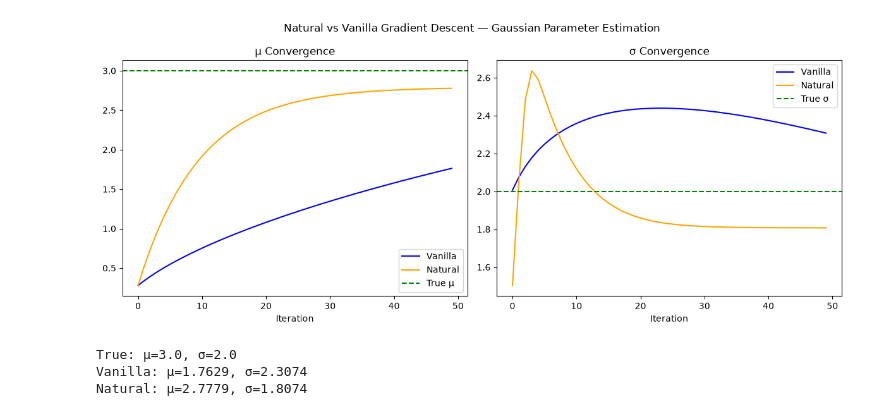
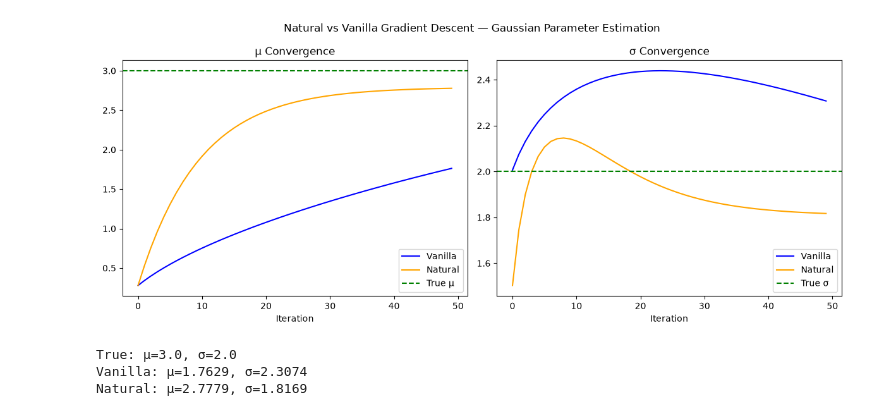
Before and after one commit to prathiknambiar/natural-gradient-info-geometry, a Jupyter notebook: experiments/02_gaussian_2d.ipynb, the cells around one changed output. Saved outputs shown, nothing was run; the diff lists cells and outputs as text; code cells hidden in the pictures.

Commit message:
Fix Fisher entry for sigma parameterization (2/sigma^2)

```diff
--- a/experiments/02_gaussian_2d.ipynb
+++ b/experiments/02_gaussian_2d.ipynb
@@ -22,7 +22,7 @@ def fisher_matrix(params):
     mu, sigma = params
     return np.array([
         [1/sigma**2, 0],
-        [0, 2/sigma**4]
+        [0, 2/sigma**2]
     ])
 
 def natural_gradient(params, data):
@@ -48,34 +48,34 @@ for i in range(iterations):
 
 vanilla_history = np.array(vanilla_history)
 natural_history = np.array(natural_history)
 
 # Plot convergence
 fig, axes = plt.subplots(1, 2, figsize=(12, 5))
 
 axes[0].plot(vanilla_history[:, 0], label='Vanilla', color='blue')
 axes[0].plot(natural_history[:, 0], label='Natural', color='orange')
 axes[0].axhline(y=true_mu, color='green', linestyle='--', label='True μ')
 axes[0].set_title('μ Convergence')
 axes[0].set_xlabel('Iteration')
 axes[0].legend()
 
 axes[1].plot(vanilla_history[:, 1], label='Vanilla', color='blue')
 axes[1].plot(natural_history[:, 1], label='Natural', color='orange')
 axes[1].axhline(y=true_sigma, color='green', linestyle='--', label='True σ')
 axes[1].set_title('σ Convergence')
 axes[1].set_xlabel('Iteration')
 axes[1].legend()
 
 plt.suptitle('Natural vs Vanilla Gradient Descent — Gaussian Parameter Estimation')
 plt.tight_layout()
 plt.savefig('convergence.png')
 plt.show()
 
 print(f"True: μ={true_mu}, σ={true_sigma}")
 print(f"Vanilla: μ={params_vanilla[0]:.4f}, σ={params_vanilla[1]:.4f}")
 print(f"Natural: μ={params_natural[0]:.4f}, σ={params_natural[1]:.4f}")
 # %% [output]
-[figure, old version]
+[figure, new version]
 True: μ=3.0, σ=2.0
 Vanilla: μ=1.7629, σ=2.3074
-Natural: μ=2.7779, σ=1.8074
+Natural: μ=2.7779, σ=1.8169
```
Also changed, not shown: 1 other file.
